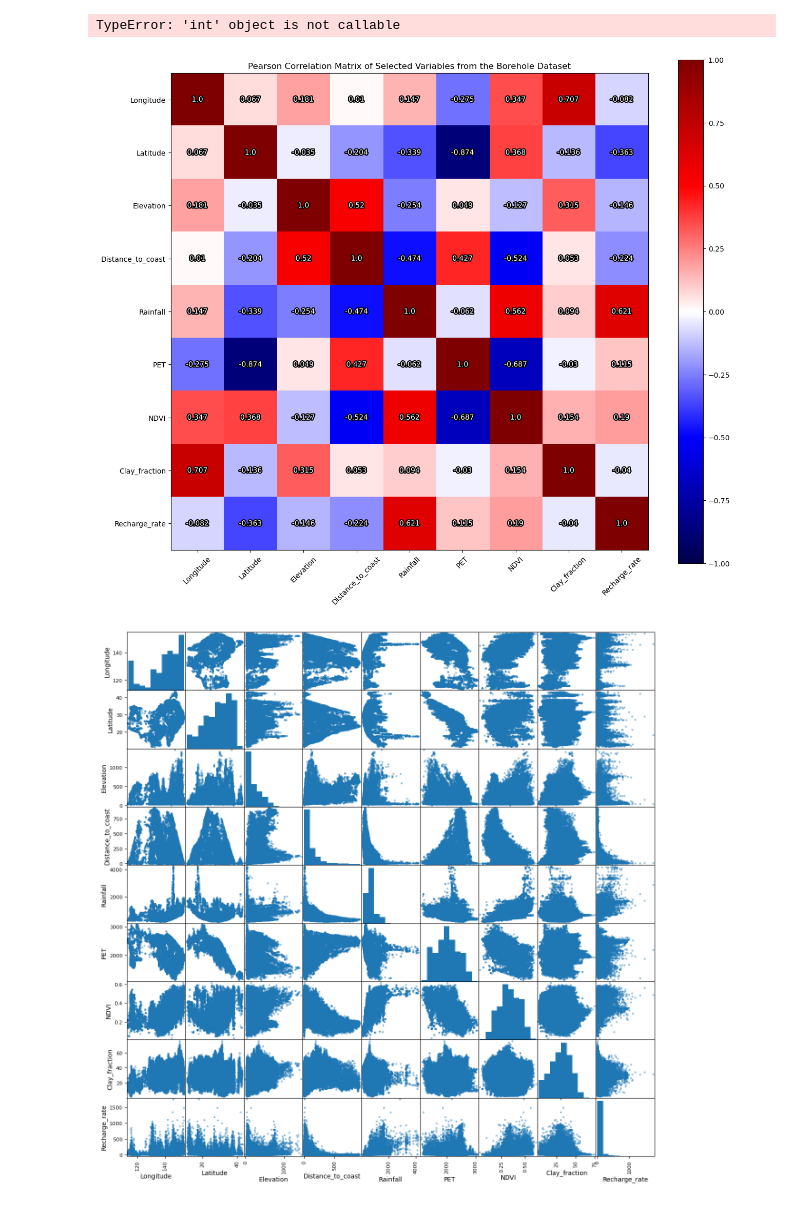
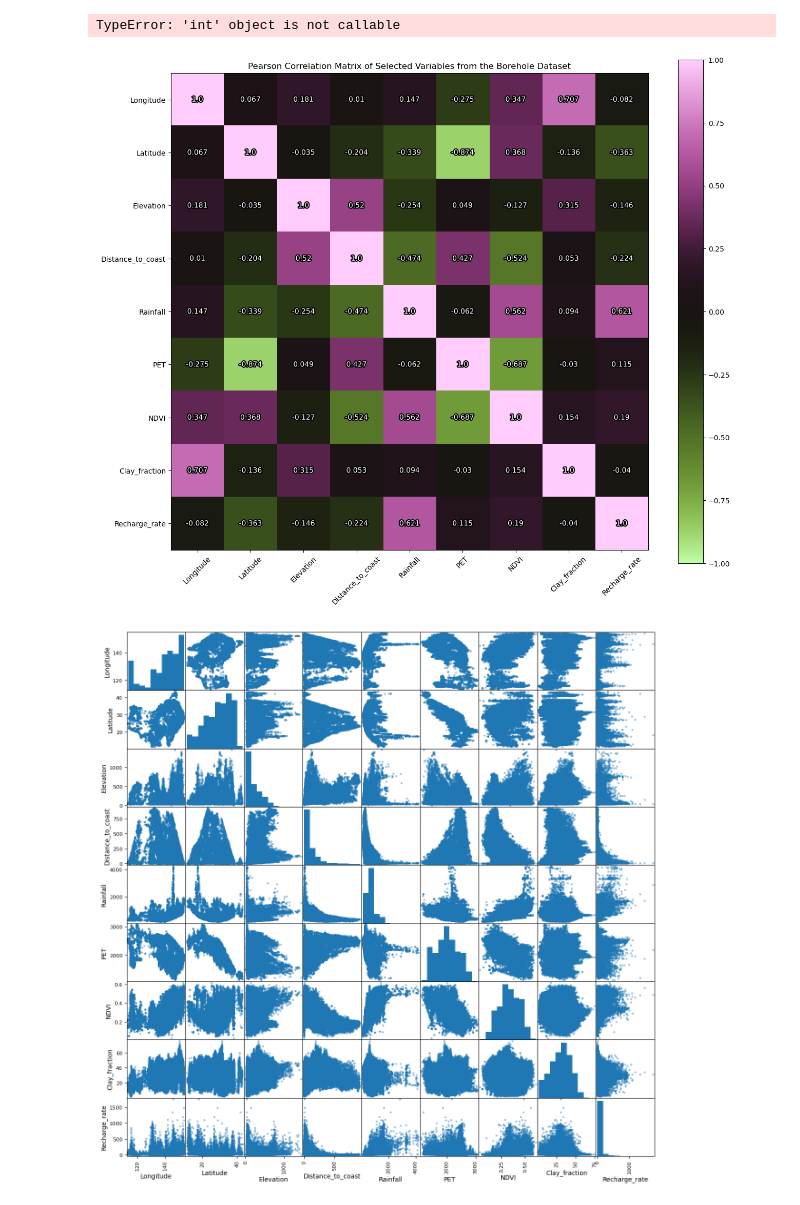
Before and after one commit to Matei-Stoica-Uni/Capstone-Case-Study---Australia, a Jupyter notebook: AUS_gw_recharge_capstonecasestudy.ipynb, the cells around one changed output. Saved outputs shown, nothing was run; the diff lists cells and outputs as text; code cells hidden in the pictures.

Commit message:
changed cmap for correlation matrix

```diff
--- a/AUS_gw_recharge_capstonecasestudy.ipynb
+++ b/AUS_gw_recharge_capstonecasestudy.ipynb
@@ -174,31 +174,31 @@ TypeError: 'int' object is not callable
 # %%
 import matplotlib.patheffects as path_effects
 
 labels = list(boredata_numeric.columns)
 corrcoefs = np.around(np.array(boredata_numeric.corr(method='pearson')),decimals=3)
 
 
 fig, ax = plt.subplots(figsize=(15,15))
-cax = ax.imshow(corrcoefs, cmap='seismic', vmax=1, vmin=-1)
+cax = ax.imshow(corrcoefs, cmap='vanimo_r', vmax=1, vmin=-1)
 
 # Show all ticks and label them with the respective list entries
 ax.set_xticks(range(len(labels)), labels=labels,
               rotation=45)
 ax.set_yticks(range(len(labels)), labels=labels)
 
 # Loop over data dimensions and create text annotations.
 for i in range(len(labels)):
     for j in range(len(labels)):
         text = ax.text(j, i, corrcoefs[i, j],
                        ha="center", va="center", color="w")
         text.set_path_effects([path_effects.Stroke(linewidth=3, foreground='black'),
                        path_effects.Normal()])
 
 ax.set_title("Pearson Correlation Matrix of Selected Variables from the Borehole Dataset")
 plt.colorbar(cax, shrink=0.85)
 plt.show()
 # %% [output]
-[figure, old version]
+[figure, new version]
 # %%
 pd.plotting.scatter_matrix(boredata_numeric, figsize=(15,15));
 # %% [output]
```
